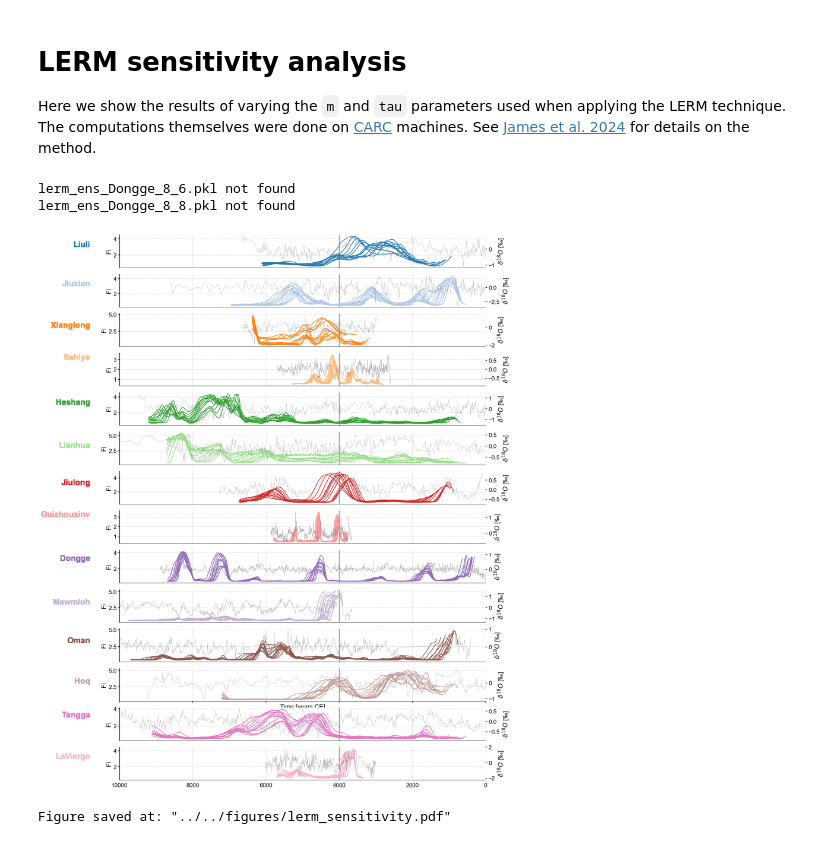
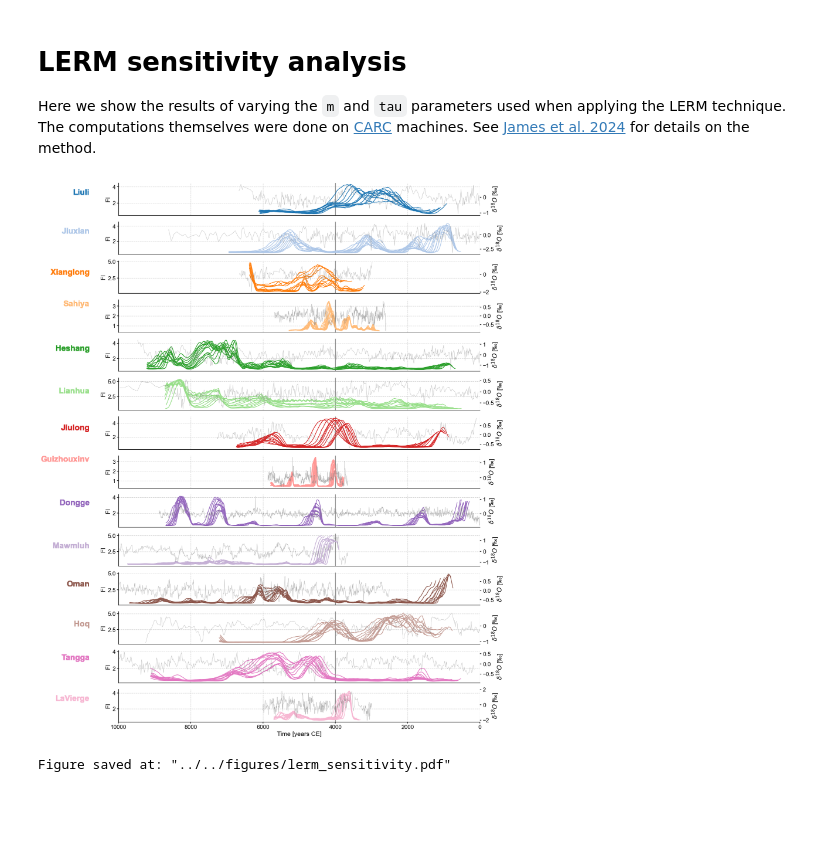
Before and after one commit to alexkjames/AsianSpeleothemCoherency, a Jupyter notebook: code/LERM_Sensitivity.ipynb, the cells around one changed output. Cells and saved outputs as stored; diff of their text form; code cells hidden in the pictures; blank space fills up the shorter version.

Commit message:
changes to keep in line with updated data format

```diff
--- a/code/LERM_Sensitivity.ipynb
+++ b/code/LERM_Sensitivity.ipynb
@@ -28,80 +28,59 @@ sort_label = [lat_dict[lat] for lat in sort_index]
 preprocessed_series_dict = {label:preprocessed_series_dict[label] for label in sort_label} #Sort by latitude
 
 keys = list(preprocessed_series_dict.keys())
-file_dict = {key:[] for key in keys}
-
-# Load all the files
-for key in file_dict.keys():
-    with open(f'../carc/lerm/data/m_dict_{key}.pkl','rb') as handle:
-        m_dict = pickle.load(handle)
-    for m,tau_list in m_dict.items():
-        for tau in tau_list:
-            file_dict[key].append(f'lerm_ens_{key}_{m}_{tau}.pkl')
 # %%
 # Create a figure with subplots
-fig, axs = plt.subplots(nrows=len(file_dict), ncols=1, sharex=True, figsize=(16, 24))
+fig, axs = plt.subplots(nrows=len(keys), ncols=1, sharex=True, figsize=(16, 24))
 
 # Flatten the axes array
 axes = axs.ravel()
 
 # Iterate over each pair in file_dict
-for idx, pair in enumerate(file_dict.items()):
-    label, file_list = pair
+for idx, label in enumerate(keys):
     color = palette_dict[label]
     series = preprocessed_series_dict[label]
     ax = axes[idx]
 
+    with open(f'../data/lerm/{label}.pkl', 'rb') as handle:
+        ens_dict = pickle.load(handle)
+
     # Iterate over each file in the file list
-    for idy, file in enumerate(file_list):
-        try:
-            # Open the file and load the ensemble using pickle
-            with open(f'../carc/lerm/data/{file}', 'rb') as handle:
-                ens = pickle.load(handle)
-        except:
-            print(f'{file} not found')
-            continue
-
-        # Split the file name to extract m and tau values
-        split = file.split('_')
-        m = split[-2]
-        tau = split[-1][:-4]
+    for idy, ens in enumerate(ens_dict.values()):
 
         # Get the median of the ensemble
         median = ens.common_time().quantiles().series_list[1]
 
         # Plot the median of the ensemble
         median.plot(ax=ax, linewidth=1.5, color=color)
 
         # Create a twin y-axis and plot the series on it for the 5th file
         if idy == 4:
             twin_ax = ax.twinx()
             series.plot(ax=twin_ax, color='grey', alpha=.6, linewidth=.6, label=None)
             twin_ax.grid(False)
             twin_ax.legend().set_visible(False)
 
         # Add a label to the plot
         trans = transforms.blended_transform_factory(ax.transAxes, ax.transData)
         ax.text(x=-.08, y=3, s=f'{label}', horizontalalignment='right', transform=trans, color=color, weight='bold', fontsize=20)
 
         # Set y-label and hide the legend
         ax.set_ylabel('FI')
         ax.legend().set_visible(False)
 
         # Set x-axis limits
         ax.set_xlim([10000, 0])
 
         # Remove x-label and hide bottom spine and ticks for all subplots except the last one
-        if idx != len(file_list) - 1:
+        if idx != len(keys) - 1:
             ax.set_xlabel(None)
             ax.spines[['bottom']].set_visible(False)
             ax.tick_params(bottom=False)
 
         # Add a vertical span to highlight a specific time interval
         ax.axvspan(xmin=4000, xmax=4000, color='grey', alpha=.3)
 # %% [output]
-lerm_ens_Dongge_8_6.pkl not found
-lerm_ens_Dongge_8_8.pkl not found
-[figure, old version]
+[figure, new version]
 # %%
 pyleo.savefig(fig,'../figures/lerm_sensitivity.pdf')
 # %% [output]
```
Also changed, not shown: 1 other file.
